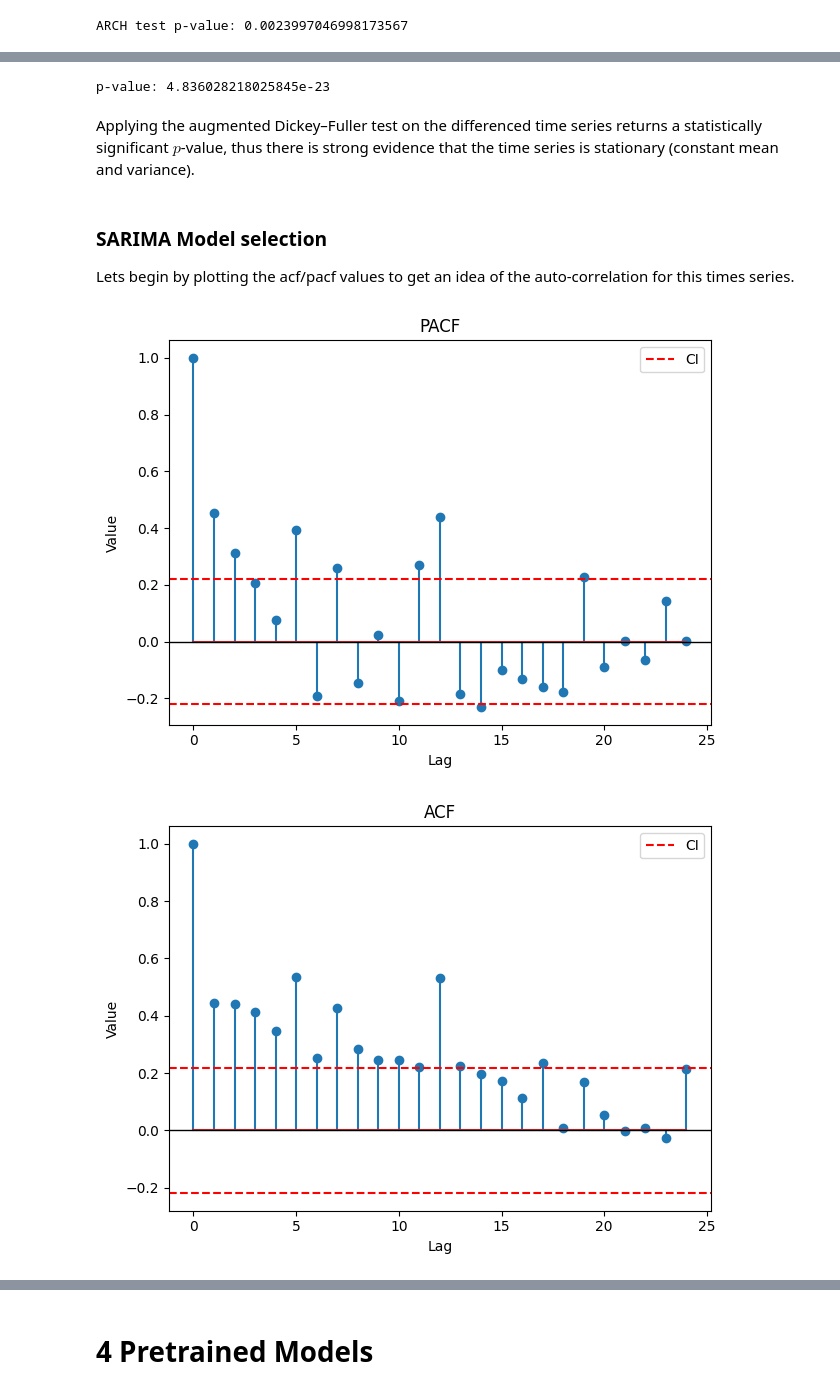
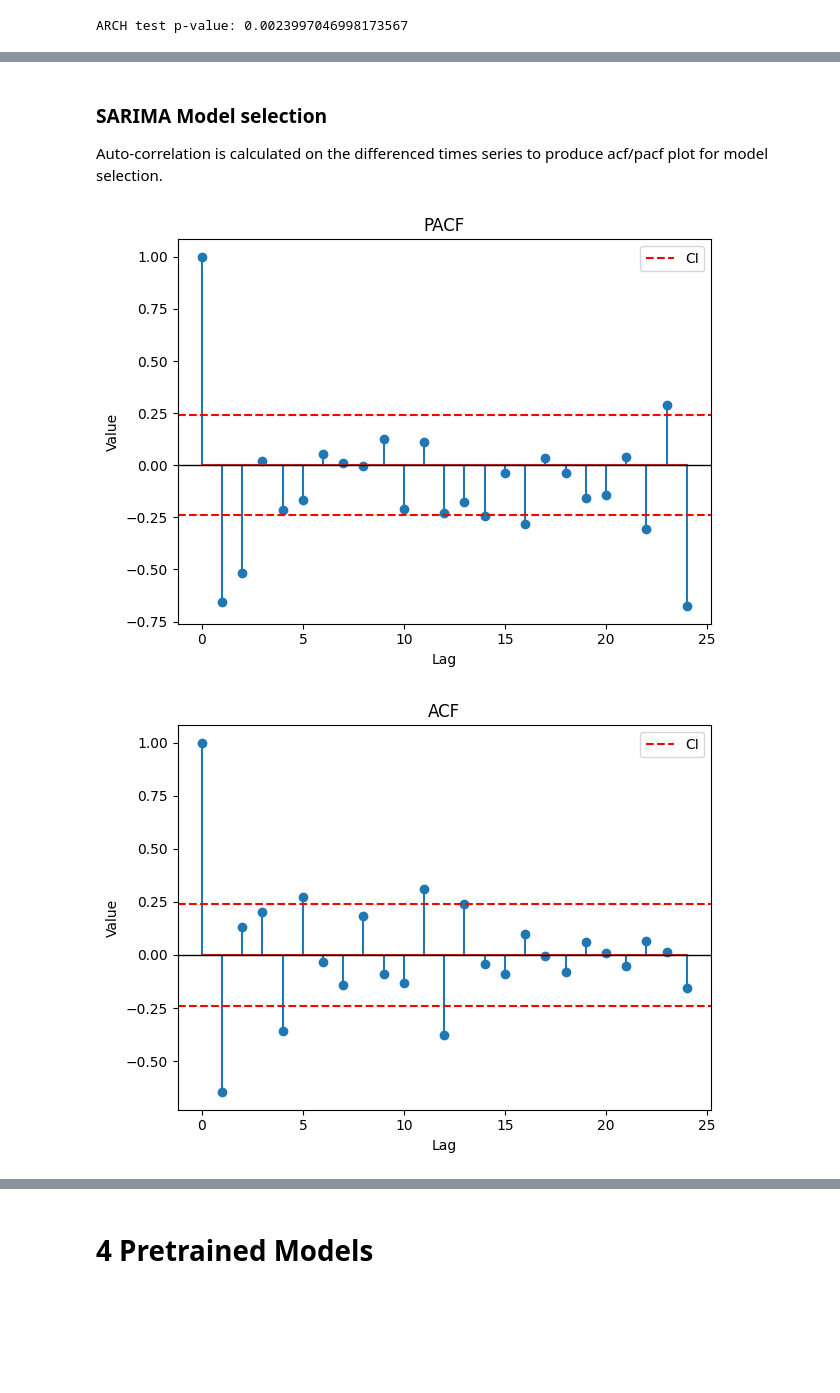
Before and after one commit to Jiaqi-Tang/Time-Series-Anomaly, a Jupyter notebook: notebooks/short_seasonal.ipynb, the cells around one changed output, grey strips where cells are left out. Saved outputs shown, nothing was run; the diff lists cells and outputs as text; code cells hidden in the pictures; blank space fills up the shorter version.

```diff
--- a/notebooks/short_seasonal.ipynb
+++ b/notebooks/short_seasonal.ipynb
@@ -18,7 +23,7 @@ from src.visualization.plots import plot_ts
 
 data_file = '../data/short_seasonal.csv'
 
-data, ts, lables = load_synthetic_data(data_file)
-plot_ts(ts, anom=lables)
+data, ts, labels = load_synthetic_data(data_file)
+plot_ts(ts, anom=labels)
 # %% [output]
 [figure]
@@ -123,5 +118,5 @@ Base on part 2.1, it is safe to assume that there is a seasonal component of per
 # %%
-ts_diff = ts.diff(12).diff()
+ts_diff = ts.diff(12).diff().dropna()
 plot_ts(ts_diff, title='Differenced Time Series')
 # %% [output]
 [figure]
@@ -148,30 +154,21 @@ The $p$-value for the ARCH test is statisically significant, showing there is st
-# %%
-from statsmodels.tsa.stattools import adfuller
-
-stationary_pval = adfuller(ts_diff.dropna())[1]
-print(f'p-value: {stationary_pval}')
-# %% [output]
-p-value: 4.836028218025845e-23
-# %% [markdown]
-Applying the augmented Dickey–Fuller test on the differenced time series returns a statistically significant $p$-value, thus there is strong evidence that the time series is stationary (constant mean and variance).
 # %% [markdown]
 ### SARIMA Model selection
 
-Lets begin by plotting the acf/pacf values to get an idea of the auto-correlation for this times series.
+Auto-correlation is calculated on the differenced times series to produce acf/pacf plot for model selection.
 # %%
 from statsmodels.tsa.stattools import acf, pacf
 from scipy.stats import norm
 from src.visualization.plots import plot_lag_with_ci
 import numpy as np
 
 nlags = 24 # Covers 2 periods
-pacf_vals = pacf(ts, nlags=nlags)
-acf_vals = acf(ts, nlags=nlags, fft=True)
+pacf_vals = pacf(ts_diff, nlags=nlags)
+acf_vals = acf(ts_diff, nlags=nlags, fft=True)
 
-conf_interval = norm.ppf(1 - 0.05 / 2) / np.sqrt(len(ts))
+conf_interval = norm.ppf(1 - 0.05 / 2) / np.sqrt(len(ts_diff))
 plot_lag_with_ci(pacf_vals, conf_interval, title='PACF')
 plot_lag_with_ci(acf_vals, conf_interval, title='ACF')
 # %% [output]
-[figure, old version]
+[figure, new version]
-[figure, old version]
+[figure, new version]
 # %% [markdown]
```
Also changed, not shown: parts of 65 cells of this notebook, 3 other files.
